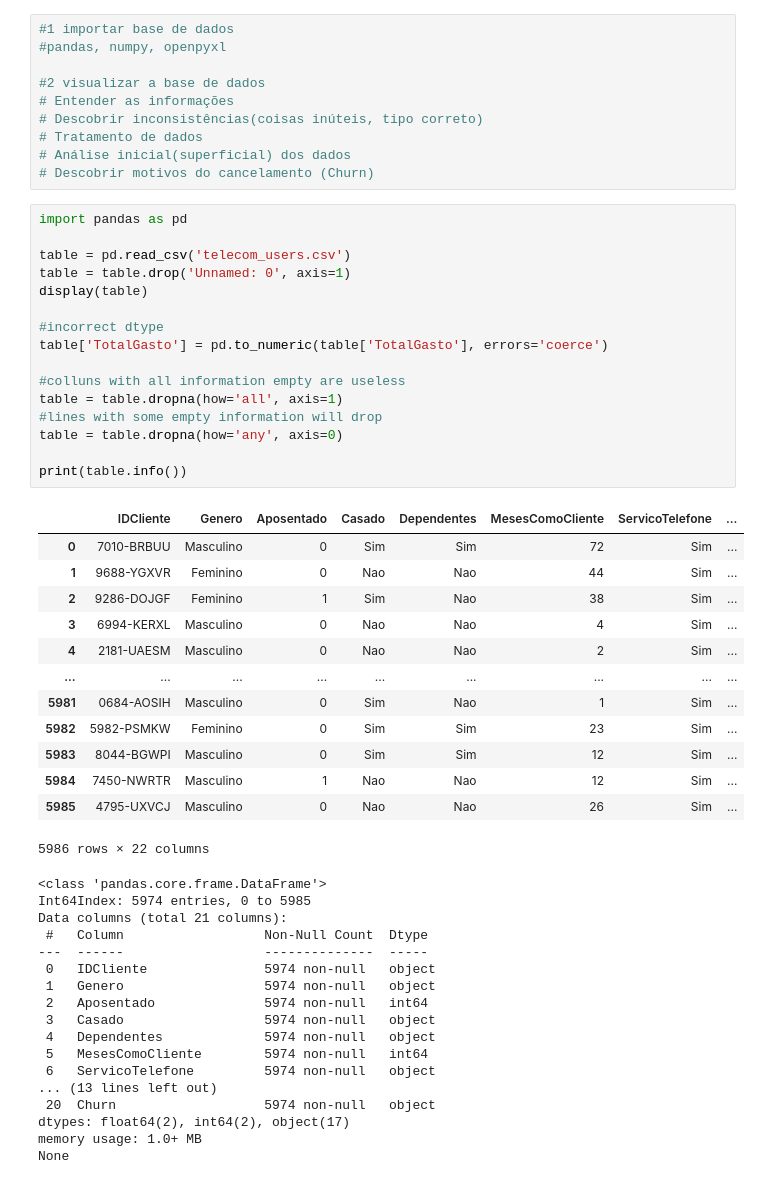
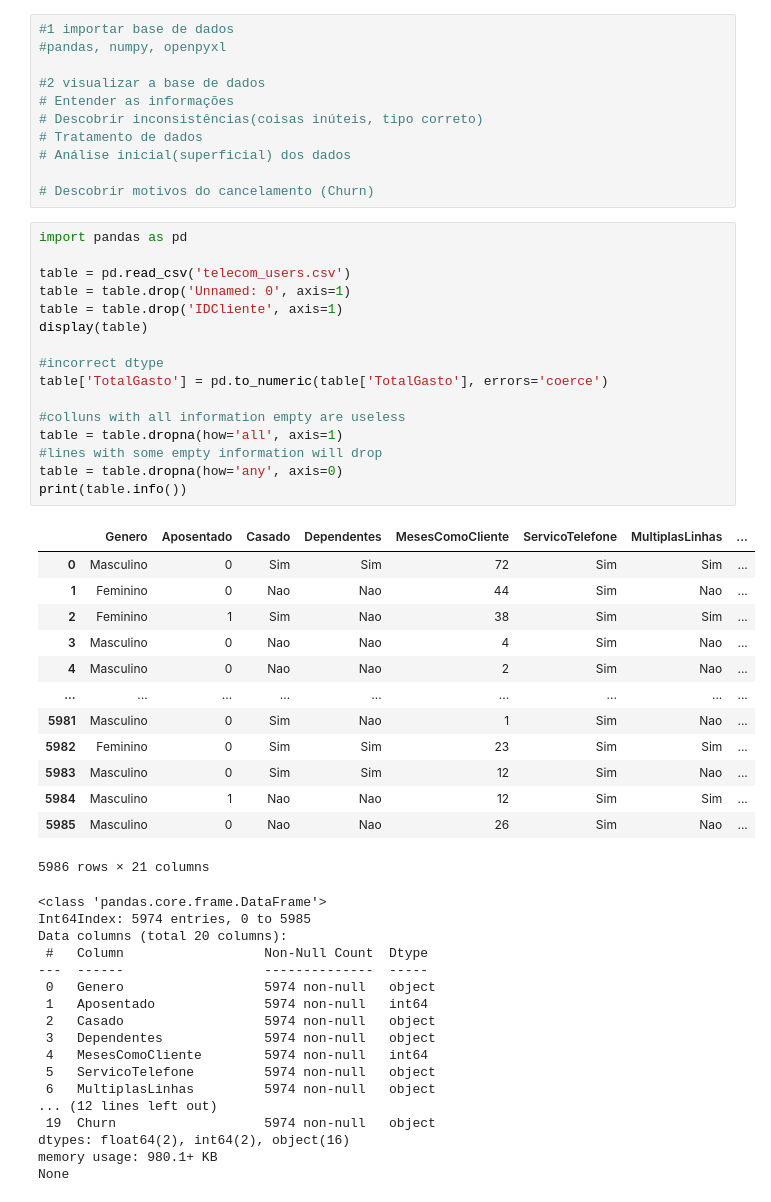
Before and after one commit to dieimeslee/telecomDataAnalysis, a Jupyter notebook: DataAnalysis.ipynb, the cells around one changed output. Drawn from its saved outputs; the diff is of its cells as text.

```diff
--- a/DataAnalysis.ipynb
+++ b/DataAnalysis.ipynb
@@ -12,51 +12,52 @@ Base de dados do Kaggle: https://www.kaggle.com/datasets/sakshigoyal7/credit-car
 # Descobrir inconsistências(coisas inúteis, tipo correto)
 # Tratamento de dados
 # Análise inicial(superficial) dos dados
+
 # Descobrir motivos do cancelamento (Churn)
 # %%
 import pandas as pd
 
 table = pd.read_csv('telecom_users.csv')
 table = table.drop('Unnamed: 0', axis=1)
+table = table.drop('IDCliente', axis=1)
 display(table)
 
 #incorrect dtype
 table['TotalGasto'] = pd.to_numeric(table['TotalGasto'], errors='coerce')
 
 #colluns with all information empty are useless
 table = table.dropna(how='all', axis=1)
 #lines with some empty information will drop
 table = table.dropna(how='any', axis=0)
-
 print(table.info())
 # %% [output]
-|  | IDCliente | Genero | Aposentado | Casado | Dependentes | MesesComoCliente | ServicoTelefone | ... |
-| 0 | 7010-BRBUU | Masculino | 0 | Sim | Sim | 72 | Sim | ... |
-| 1 | 9688-YGXVR | Feminino | 0 | Nao | Nao | 44 | Sim | ... |
-| 2 | 9286-DOJGF | Feminino | 1 | Sim | Nao | 38 | Sim | ... |
-| 3 | 6994-KERXL | Masculino | 0 | Nao | Nao | 4 | Sim | ... |
-| 4 | 2181-UAESM | Masculino | 0 | Nao | Nao | 2 | Sim | ... |
+|  | Genero | Aposentado | Casado | Dependentes | MesesComoCliente | ServicoTelefone | MultiplasLinhas | ... |
+| 0 | Masculino | 0 | Sim | Sim | 72 | Sim | Sim | ... |
+| 1 | Feminino | 0 | Nao | Nao | 44 | Sim | Nao | ... |
+| 2 | Feminino | 1 | Sim | Nao | 38 | Sim | Sim | ... |
+| 3 | Masculino | 0 | Nao | Nao | 4 | Sim | Nao | ... |
+| 4 | Masculino | 0 | Nao | Nao | 2 | Sim | Nao | ... |
 | ... | ... | ... | ... | ... | ... | ... | ... | ... |
-| 5981 | 0684-AOSIH | Masculino | 0 | Sim | Nao | 1 | Sim | ... |
-| 5982 | 5982-PSMKW | Feminino | 0 | Sim | Sim | 23 | Sim | ... |
-| 5983 | 8044-BGWPI | Masculino | 0 | Sim | Sim | 12 | Sim | ... |
-| 5984 | 7450-NWRTR | Masculino | 1 | Nao | Nao | 12 | Sim | ... |
-| 5985 | 4795-UXVCJ | Masculino | 0 | Nao | Nao | 26 | Sim | ... |
+| 5981 | Masculino | 0 | Sim | Nao | 1 | Sim | Nao | ... |
+| 5982 | Feminino | 0 | Sim | Sim | 23 | Sim | Sim | ... |
+| 5983 | Masculino | 0 | Sim | Sim | 12 | Sim | Nao | ... |
+| 5984 | Masculino | 1 | Nao | Nao | 12 | Sim | Sim | ... |
+| 5985 | Masculino | 0 | Nao | Nao | 26 | Sim | Nao | ... |
-5986 rows × 22 columns
+5986 rows × 21 columns
 <class 'pandas.core.frame.DataFrame'>
 Int64Index: 5974 entries, 0 to 5985
-Data columns (total 21 columns):
+Data columns (total 20 columns):
  #   Column                  Non-Null Count  Dtype
 ---  ------                  --------------  -----
- 0   IDCliente               5974 non-null   object
- 1   Genero                  5974 non-null   object
- 2   Aposentado              5974 non-null   int64
- 3   Casado                  5974 non-null   object
- 4   Dependentes             5974 non-null   object
- 5   MesesComoCliente        5974 non-null   int64
- 6   ServicoTelefone         5974 non-null   object
-... (13 lines left out)
- 20  Churn                   5974 non-null   object
-dtypes: float64(2), int64(2), object(17)
-memory usage: 1.0+ MB
+ 0   Genero                  5974 non-null   object
+ 1   Aposentado              5974 non-null   int64
+ 2   Casado                  5974 non-null   object
+ 3   Dependentes             5974 non-null   object
+ 4   MesesComoCliente        5974 non-null   int64
+ 5   ServicoTelefone         5974 non-null   object
+ 6   MultiplasLinhas         5974 non-null   object
+... (12 lines left out)
+ 19  Churn                   5974 non-null   object
+dtypes: float64(2), int64(2), object(16)
+memory usage: 980.1+ KB
 None
```
Also changed, not shown: parts of 5 cells of this notebook.
